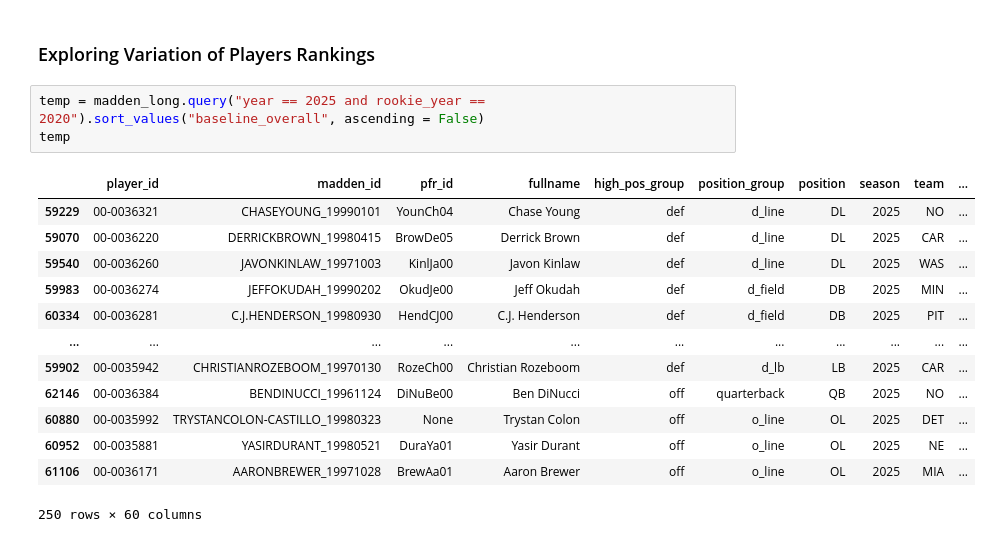
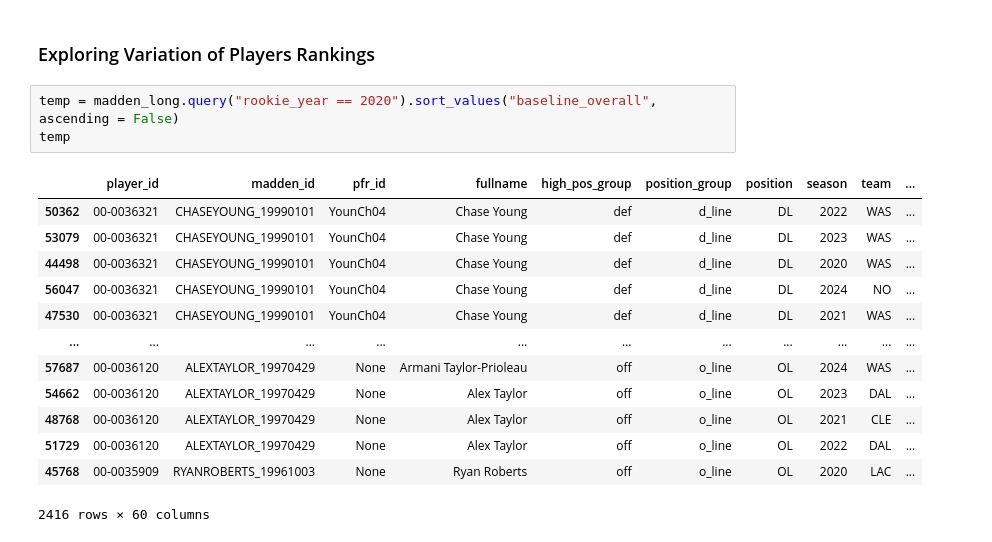
Before and after one commit to CharlieHubbard7/NFLResearch, a Jupyter notebook: (6_2_26)_NFL_Research.ipynb, the cells around one changed output. Saved outputs shown, nothing was run; the diff lists cells and outputs as text.

```diff
--- a/(6_2_26)_NFL_Research.ipynb
+++ b/(6_2_26)_NFL_Research.ipynb
@@ -97,19 +97,19 @@ madden_long["overall_vs_baseline"] = madden_long["overallrating"] - madden_long[
 # %% [markdown]
 ### Exploring Variation of Players Rankings
 # %%
-temp = madden_long.query("year == 2025 and rookie_year == 2020").sort_values("baseline_overall", ascending = False)
+temp = madden_long.query("rookie_year == 2020").sort_values("baseline_overall", ascending = False)
 temp
 # %% [output]
 |  | player_id | madden_id | pfr_id | fullname | high_pos_group | position_group | position | season | team | ... |
-| 59229 | 00-0036321 | CHASEYOUNG_19990101 | YounCh04 | Chase Young | def | d_line | DL | 2025 | NO | ... |
-| 59070 | 00-0036220 | DERRICKBROWN_19980415 | BrowDe05 | Derrick Brown | def | d_line | DL | 2025 | CAR | ... |
-| 59540 | 00-0036260 | JAVONKINLAW_19971003 | KinlJa00 | Javon Kinlaw | def | d_line | DL | 2025 | WAS | ... |
-| 59983 | 00-0036274 | JEFFOKUDAH_19990202 | OkudJe00 | Jeff Okudah | def | d_field | DB | 2025 | MIN | ... |
-| 60334 | 00-0036281 | C.J.HENDERSON_19980930 | HendCJ00 | C.J. Henderson | def | d_field | DB | 2025 | PIT | ... |
+| 50362 | 00-0036321 | CHASEYOUNG_19990101 | YounCh04 | Chase Young | def | d_line | DL | 2022 | WAS | ... |
+| 53079 | 00-0036321 | CHASEYOUNG_19990101 | YounCh04 | Chase Young | def | d_line | DL | 2023 | WAS | ... |
+| 44498 | 00-0036321 | CHASEYOUNG_19990101 | YounCh04 | Chase Young | def | d_line | DL | 2020 | WAS | ... |
+| 56047 | 00-0036321 | CHASEYOUNG_19990101 | YounCh04 | Chase Young | def | d_line | DL | 2024 | NO | ... |
+| 47530 | 00-0036321 | CHASEYOUNG_19990101 | YounCh04 | Chase Young | def | d_line | DL | 2021 | WAS | ... |
 | ... | ... | ... | ... | ... | ... | ... | ... | ... | ... | ... |
-| 59902 | 00-0035942 | CHRISTIANROZEBOOM_19970130 | RozeCh00 | Christian Rozeboom | def | d_lb | LB | 2025 | CAR | ... |
-| 62146 | 00-0036384 | BENDINUCCI_19961124 | DiNuBe00 | Ben DiNucci | off | quarterback | QB | 2025 | NO | ... |
-| 60880 | 00-0035992 | TRYSTANCOLON-CASTILLO_19980323 | None | Trystan Colon | off | o_line | OL | 2025 | DET | ... |
-| 60952 | 00-0035881 | YASIRDURANT_19980521 | DuraYa01 | Yasir Durant | off | o_line | OL | 2025 | NE | ... |
-| 61106 | 00-0036171 | AARONBREWER_19971028 | BrewAa01 | Aaron Brewer | off | o_line | OL | 2025 | MIA | ... |
+| 57687 | 00-0036120 | ALEXTAYLOR_19970429 | None | Armani Taylor-Prioleau | off | o_line | OL | 2024 | WAS | ... |
+| 54662 | 00-0036120 | ALEXTAYLOR_19970429 | None | Alex Taylor | off | o_line | OL | 2023 | DAL | ... |
+| 48768 | 00-0036120 | ALEXTAYLOR_19970429 | None | Alex Taylor | off | o_line | OL | 2021 | CLE | ... |
+| 51729 | 00-0036120 | ALEXTAYLOR_19970429 | None | Alex Taylor | off | o_line | OL | 2022 | DAL | ... |
+| 45768 | 00-0035909 | RYANROBERTS_19961003 | None | Ryan Roberts | off | o_line | OL | 2020 | LAC | ... |
-250 rows × 60 columns
+2416 rows × 60 columns
```
